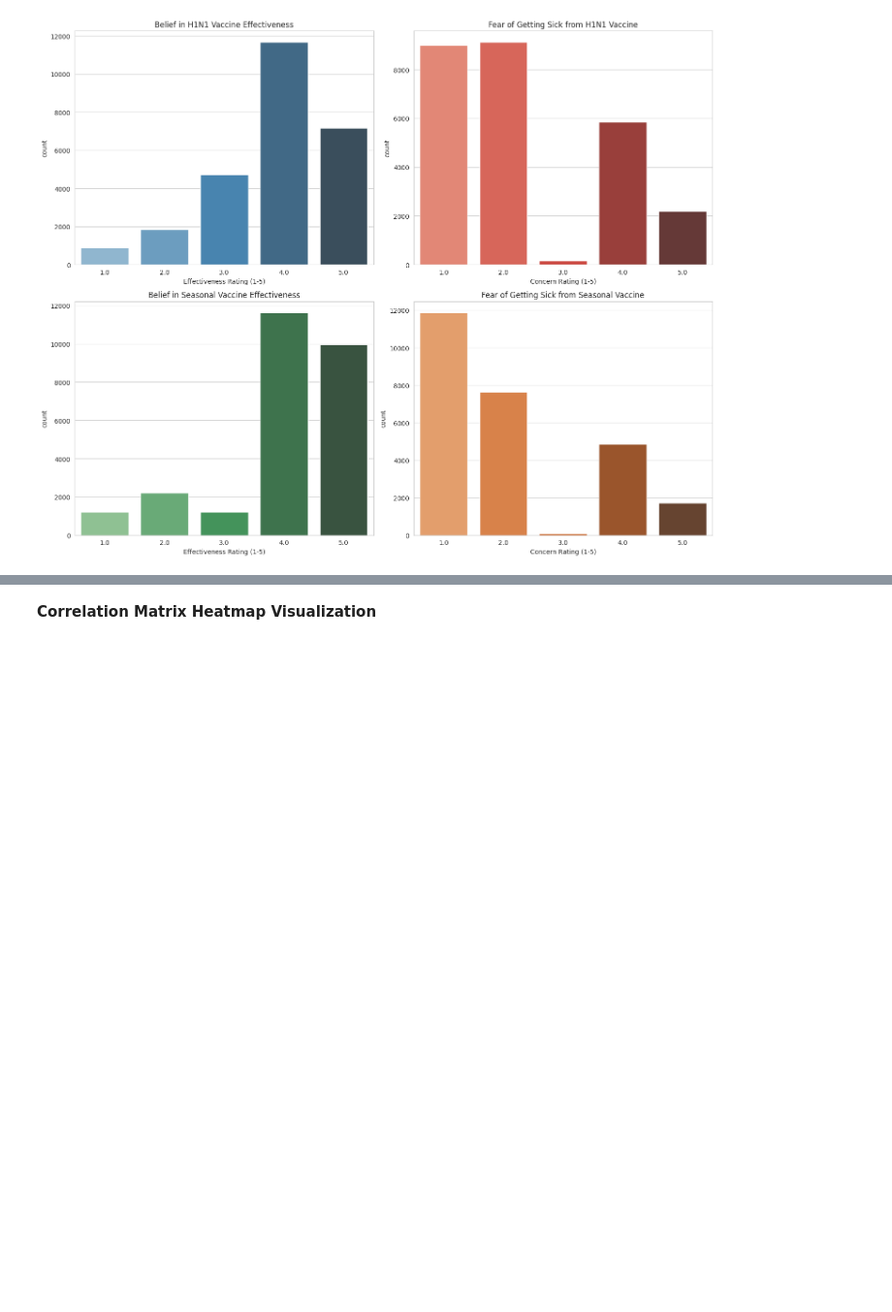
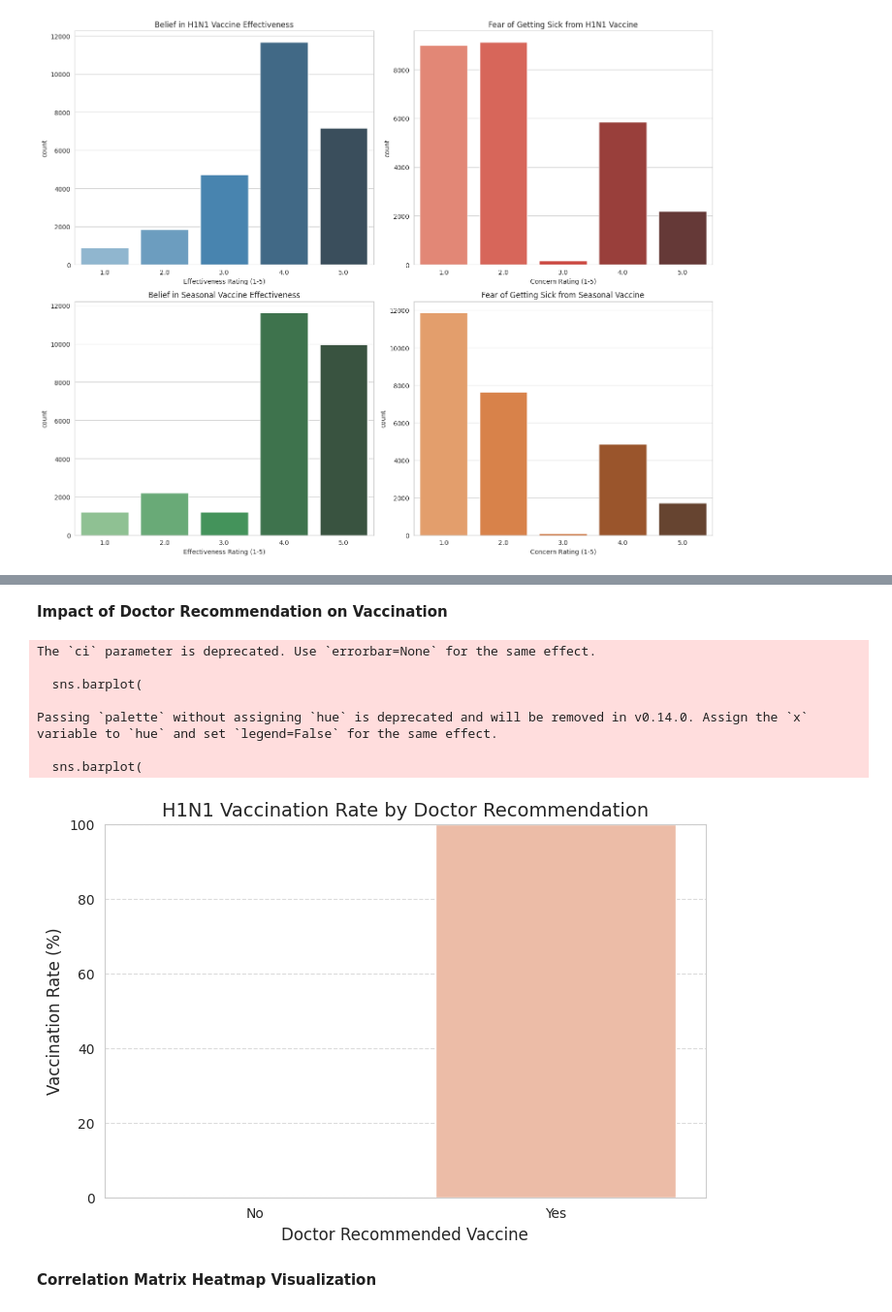
Before and after one commit to albert-raphael/alpha-group, a Jupyter notebook: Notebooks/flu shot.ipynb, the cells around one changed output, grey strips where cells are left out. Shown at 97% size. Drawn from its saved outputs; the diff is of its cells as text; code cells hidden in the pictures; blank space fills up the shorter version.

```diff
--- a/Notebooks/flu shot.ipynb
+++ b/Notebooks/flu shot.ipynb
@@ -821,3 +854,38 @@ Passing `palette` without assigning `hue` is deprecated and will be removed in v
+# %% [markdown]
+**Impact of Doctor Recommendation on Vaccination**
+# %%
+# Ensure the 'h1n1_vaccine' column exists in the DataFrame
+if 'h1n1_vaccine' not in df.columns:
+    # Add a proxy column for demonstration purposes
+    # Replace this logic with the actual data if available
+    df['h1n1_vaccine'] = (df['doctor_recc_h1n1'] > 0).astype(int)
+
+# Plot Impact of Doctor Recommendation
+plt.figure(figsize=(8, 5))
+sns.barplot(
+    x='doctor_recc_h1n1',
+    y='h1n1_vaccine',  # Replace with 'seasonal_vaccine' for seasonal flu analysis
+    data=df,
+    estimator=lambda x: sum(x) / len(x) * 100,  # Convert to percentage
+    ci=None,
+    palette='coolwarm'
+)
+plt.title('H1N1 Vaccination Rate by Doctor Recommendation', fontsize=14)
+plt.xlabel('Doctor Recommended Vaccine', fontsize=12)
+plt.ylabel('Vaccination Rate (%)', fontsize=12)
+plt.xticks([0, 1], ['No', 'Yes'])
+plt.ylim(0, 100)
+plt.grid(axis='y', linestyle='--', alpha=0.7)
+plt.show()
+# %% [output]
+The `ci` parameter is deprecated. Use `errorbar=None` for the same effect.
+
+  sns.barplot(
+
+Passing `palette` without assigning `hue` is deprecated and will be removed in v0.14.0. Assign the `x` variable to `hue` and set `legend=False` for the same effect.
+
+  sns.barplot(
+[figure, added]
 # %% [markdown]
 **Correlation Matrix Heatmap Visualization**
 # %%
```
Also changed, not shown: parts of 3 cells of this notebook, 1 other file.
